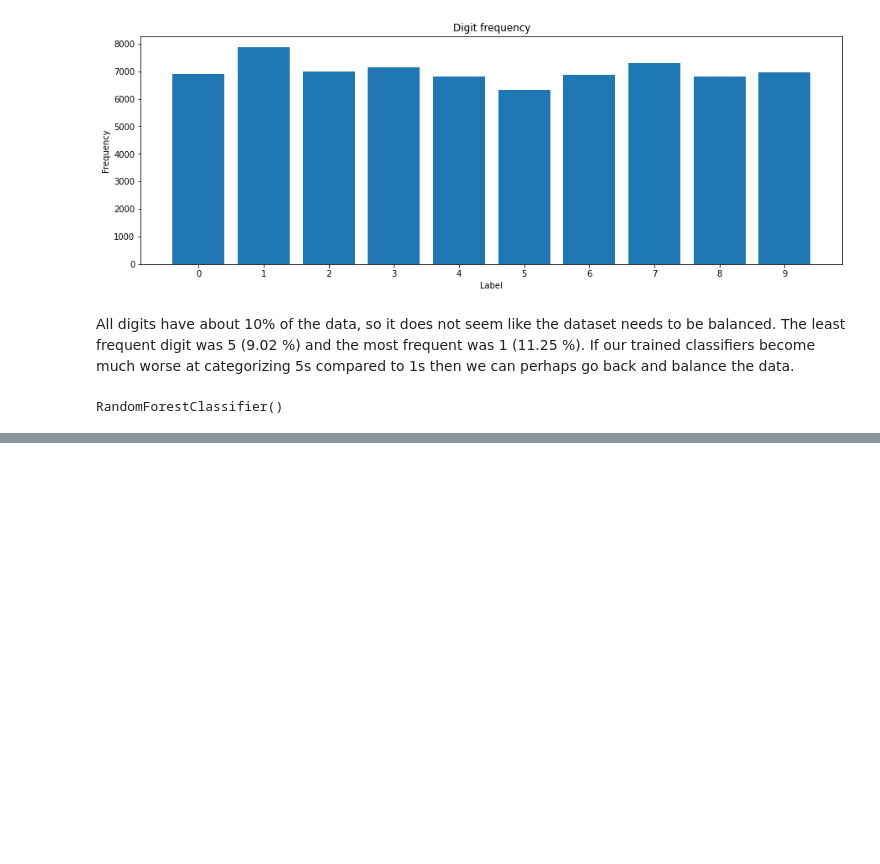
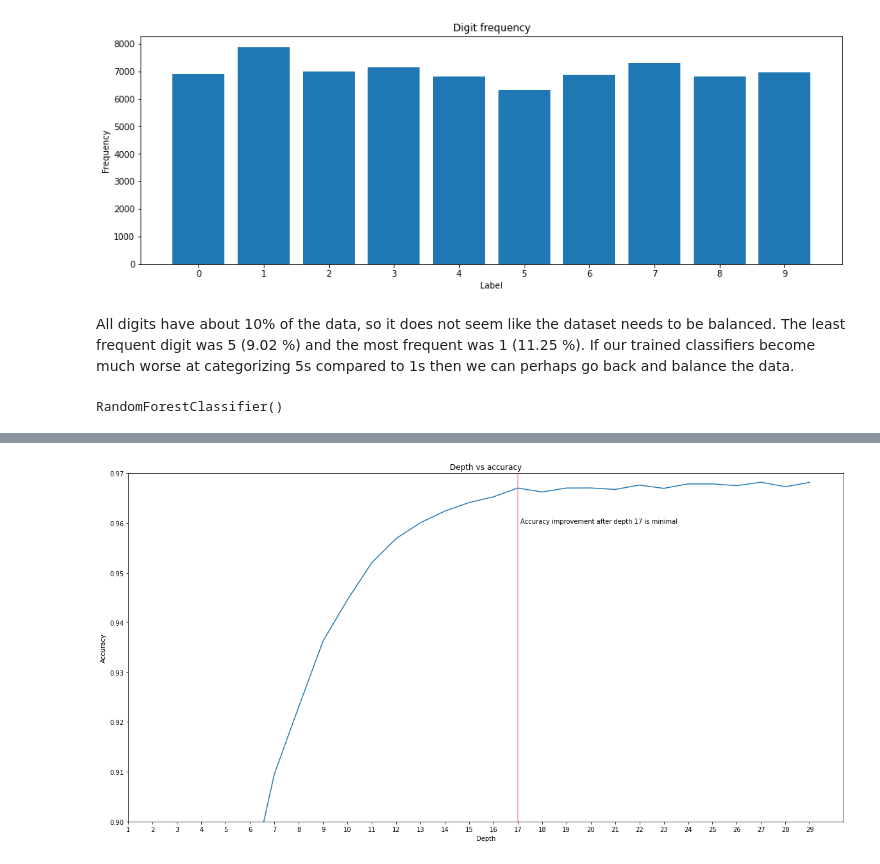
Before and after one commit to JohannaJo/INF264-project-3, a Jupyter notebook: Project 3.ipynb, the cells around one changed output, grey strips where cells are left out. Saved outputs shown, nothing was run; the diff lists cells and outputs as text; code cells hidden in the pictures; blank space fills up the shorter version.

Commit message:
Chekcing hyperparameters random forests

```diff
--- a/Project 3.ipynb
+++ b/Project 3.ipynb
@@ -109,0 +127,4 @@ print(clf.score(X_val_2d, y_val))
+# %%
+X_train_val_2d = reshape_3d_to_2d(X_train_val)
+
+mean_1 = kFold_cross_validation(X_train_val_2d, y_train_val)
@@ -109,0 +150,8 @@ print(clf.score(X_val_2d, y_val))
+# %%
+acc_at_depth = {} # Dictionary for keeping track of depth vs accuracy
+for i in range(1,30):
+    clf = RandomForestClassifier(max_depth = i)
+    cross_val_scores = cross_val_score(clf, X_train_val_2d, y_train_val)
+    mean_cross_val_score = np.mean(cross_val_scores)
+    print("Precision at depth", i , "is", mean_cross_val_score)
+    acc_at_depth[i] = mean_cross_val_score
@@ -109,0 +176,16 @@ print(clf.score(X_val_2d, y_val))
+# %%
+x = acc_at_depth.keys()
+y = acc_at_depth.values()
+fig = plt.figure(figsize=(20,10))
+plt.plot(x,y)
+plt.axvline(x=17, ymin=0, ymax=1, color = 'r', alpha = 0.4)
+plt.text(17.1, 0.96, "Accuracy improvement after depth 17 is minimal")
+plt.xlim(left=13)
+plt.ylim(bottom=0.9, top = 0.97)
+plt.title("Depth vs accuracy")
+plt.xticks(np.arange(1, 30, 1))
+plt.ylabel('Accuracy')
+plt.xlabel('Depth')
+plt.show()
+# %% [output]
+[figure, added]
```
Also changed, not shown: parts of 16 cells of this notebook.
